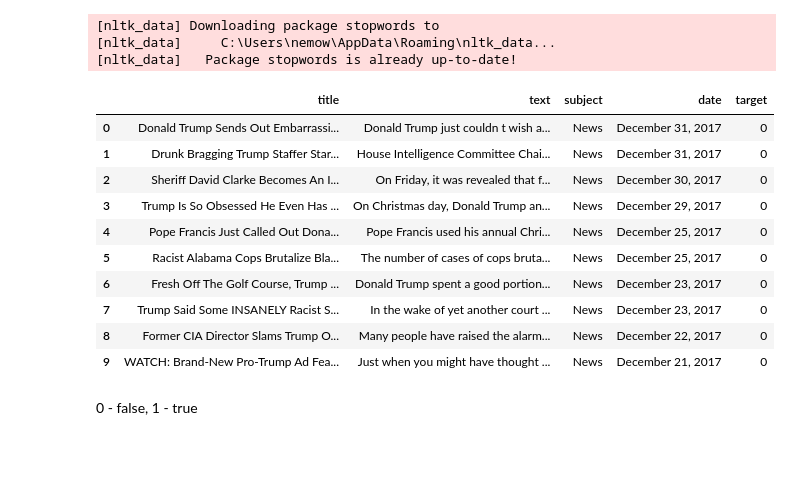
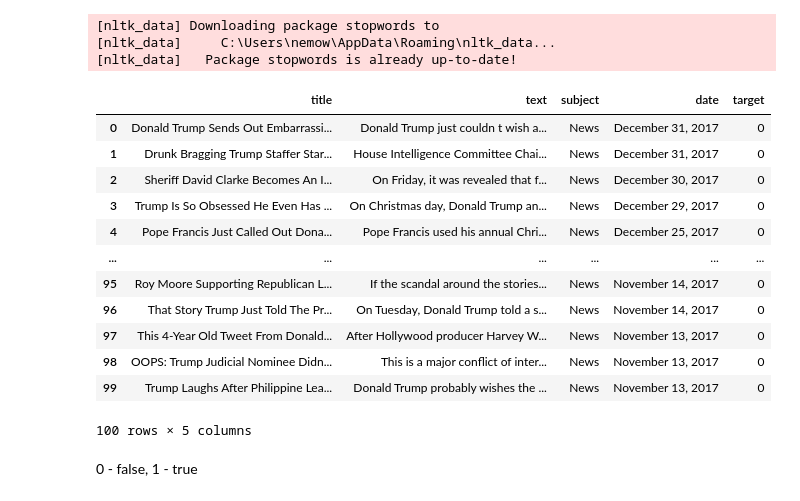
Before and after one commit to NeMoWister/textclassification, a Jupyter notebook: baseline.ipynb, the cells around one changed output. Cells and saved outputs as stored; diff of their text form; code cells hidden in the pictures; blank space fills up the shorter version.

```diff
--- a/baseline.ipynb
+++ b/baseline.ipynb
@@ -69,19 +78,21 @@ from nltk.corpus import stopwords
 # %%
 df = pd.read_csv('dataset.csv', index_col=0)
 # %%
-df.head(10)
+df.head(100)
 # %% [output]
 |  | title | text | subject | date | target |
 | 0 | Donald Trump Sends Out Embarrassi... | Donald Trump just couldn t wish a... | News | December 31, 2017 | 0 |
 | 1 | Drunk Bragging Trump Staffer Star... | House Intelligence Committee Chai... | News | December 31, 2017 | 0 |
 | 2 | Sheriff David Clarke Becomes An I... | On Friday, it was revealed that f... | News | December 30, 2017 | 0 |
 | 3 | Trump Is So Obsessed He Even Has ... | On Christmas day, Donald Trump an... | News | December 29, 2017 | 0 |
 | 4 | Pope Francis Just Called Out Dona... | Pope Francis used his annual Chri... | News | December 25, 2017 | 0 |
-| 5 | Racist Alabama Cops Brutalize Bla... | The number of cases of cops bruta... | News | December 25, 2017 | 0 |
-| 6 | Fresh Off The Golf Course, Trump ... | Donald Trump spent a good portion... | News | December 23, 2017 | 0 |
-| 7 | Trump Said Some INSANELY Racist S... | In the wake of yet another court ... | News | December 23, 2017 | 0 |
-| 8 | Former CIA Director Slams Trump O... | Many people have raised the alarm... | News | December 22, 2017 | 0 |
-| 9 | WATCH: Brand-New Pro-Trump Ad Fea... | Just when you might have thought ... | News | December 21, 2017 | 0 |
+| ... | ... | ... | ... | ... | ... |
+| 95 | Roy Moore Supporting Republican L... | If the scandal around the stories... | News | November 14, 2017 | 0 |
+| 96 | That Story Trump Just Told The Pr... | On Tuesday, Donald Trump told a s... | News | November 14, 2017 | 0 |
+| 97 | This 4-Year Old Tweet From Donald... | After Hollywood producer Harvey W... | News | November 13, 2017 | 0 |
+| 98 | OOPS: Trump Judicial Nominee Didn... | This is a major conflict of inter... | News | November 13, 2017 | 0 |
+| 99 | Trump Laughs After Philippine Lea... | Donald Trump probably wishes the ... | News | November 13, 2017 | 0 |
+100 rows × 5 columns
 # %% [markdown]
 0 - false, 1 - true
 # %%
```
Also changed, not shown: parts of 34 cells of this notebook, 4 other files.
